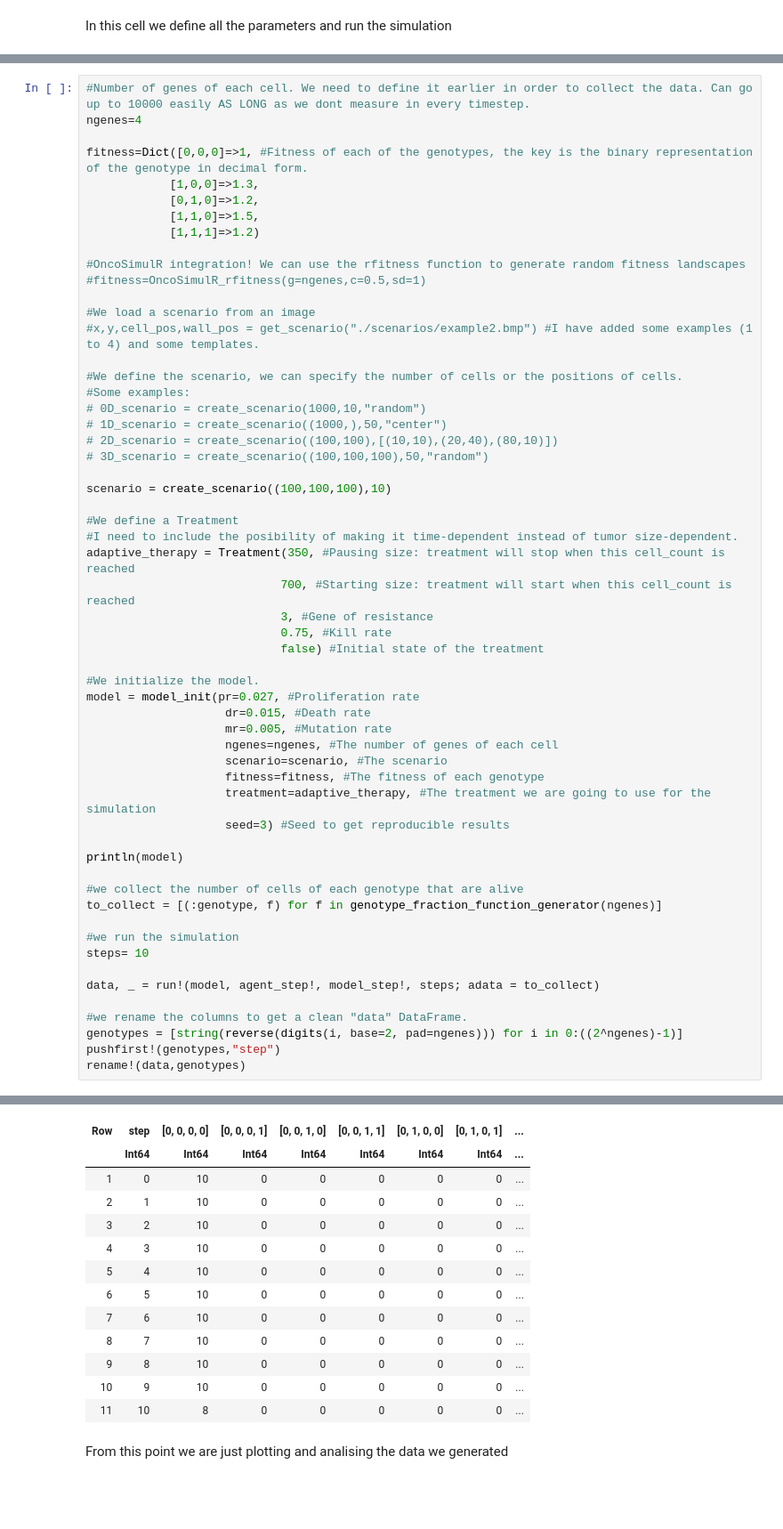
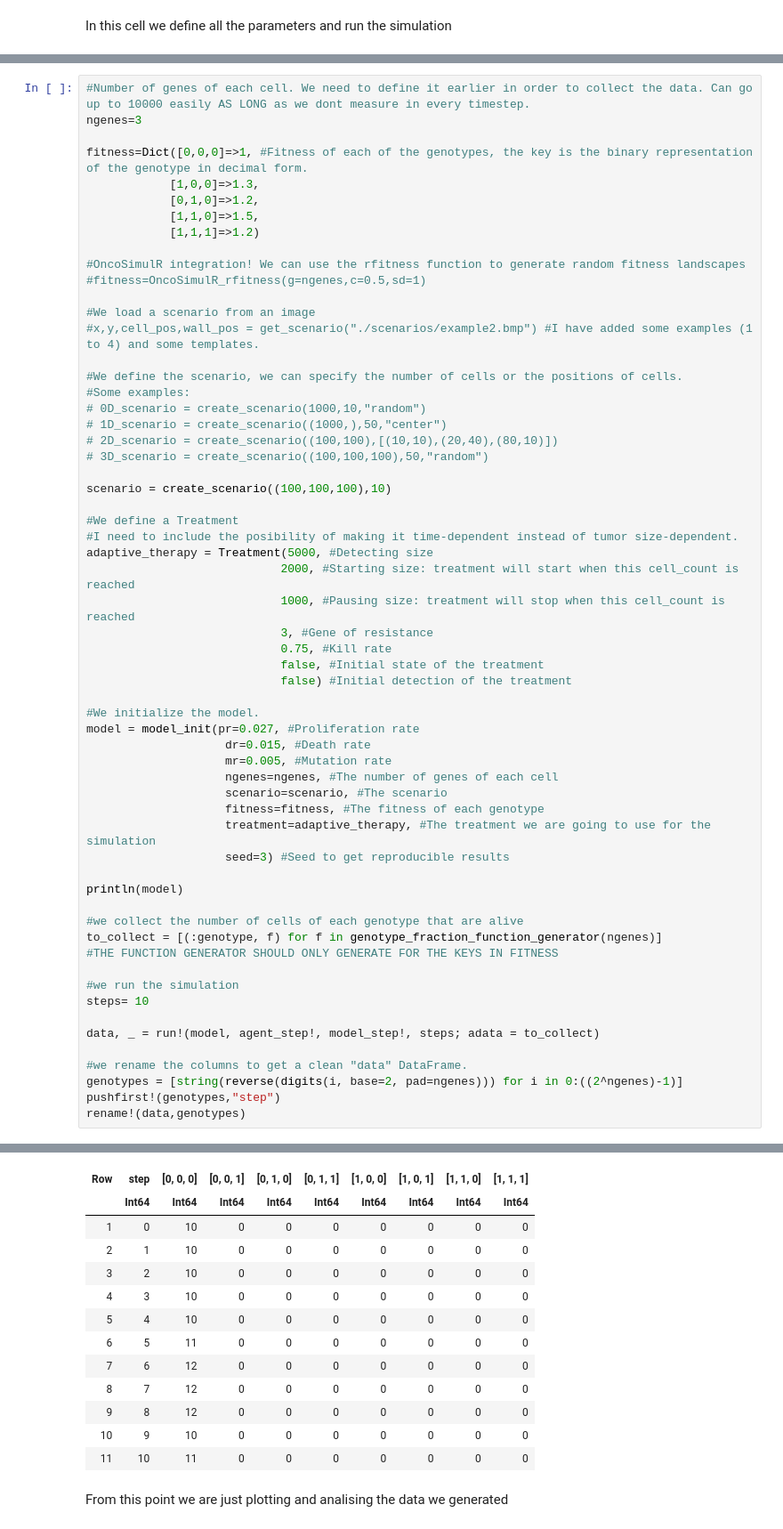
Before and after one commit to YM162/TumorSim, a Jupyter notebook: tumor-sim.ipynb, the cells around one changed output, grey strips where cells are left out. Shown at 89% size. Cells and saved outputs as stored; diff of their text form; blank space fills up the shorter version.

Commit message:
Added a detecting size to the treatment to allow more flexibility

```diff
--- a/tumor-sim.ipynb
+++ b/tumor-sim.ipynb
@@ -15,6 +11,6 @@ Scenario(10, 1, 1, [(6, 1, 1), (6, 1, 1), (6, 1, 1), (6, 1, 1), (6, 1, 1), (6, 1
 # %%
 #Number of genes of each cell. We need to define it earlier in order to collect the data. Can go up to 10000 easily AS LONG as we dont measure in every timestep.
-ngenes=4
+ngenes=3
 
 fitness=Dict([0,0,0]=>1, #Fitness of each of the genotypes, the key is the binary representation of the genotype in decimal form.
             [1,0,0]=>1.3,
@@ -39,11 +35,13 @@ scenario = create_scenario((100,100,100),10)
 
 #We define a Treatment
 #I need to include the posibility of making it time-dependent instead of tumor size-dependent.
-adaptive_therapy = Treatment(350, #Pausing size: treatment will stop when this cell_count is reached
-                            700, #Starting size: treatment will start when this cell_count is reached
+adaptive_therapy = Treatment(5000, #Detecting size
+                            2000, #Starting size: treatment will start when this cell_count is reached
+                            1000, #Pausing size: treatment will stop when this cell_count is reached
                             3, #Gene of resistance
                             0.75, #Kill rate
-                            false) #Initial state of the treatment
+                            false, #Initial state of the treatment
+                            false) #Initial detection of the treatment
 
 #We initialize the model.
 model = model_init(pr=0.027, #Proliferation rate
@@ -59,6 +57,7 @@ println(model)
 
 #we collect the number of cells of each genotype that are alive
 to_collect = [(:genotype, f) for f in genotype_fraction_function_generator(ngenes)]
+#THE FUNCTION GENERATOR SHOULD ONLY GENERATE FOR THE KEYS IN FITNESS
 
 #we run the simulation
 steps= 10
@@ -78,16 +77,16 @@ AgentBasedModel with 10 agents of type GridCell
-| Row | step | [0, 0, 0, 0] | [0, 0, 0, 1] | [0, 0, 1, 0] | [0, 0, 1, 1] | [0, 1, 0, 0] | [0, 1, 0, 1] | ... |
-|  | Int64 | Int64 | Int64 | Int64 | Int64 | Int64 | Int64 | ... |
-| 1 | 0 | 10 | 0 | 0 | 0 | 0 | 0 | ... |
-| 2 | 1 | 10 | 0 | 0 | 0 | 0 | 0 | ... |
-| 3 | 2 | 10 | 0 | 0 | 0 | 0 | 0 | ... |
-| 4 | 3 | 10 | 0 | 0 | 0 | 0 | 0 | ... |
-| 5 | 4 | 10 | 0 | 0 | 0 | 0 | 0 | ... |
-| 6 | 5 | 10 | 0 | 0 | 0 | 0 | 0 | ... |
-| 7 | 6 | 10 | 0 | 0 | 0 | 0 | 0 | ... |
-| 8 | 7 | 10 | 0 | 0 | 0 | 0 | 0 | ... |
-| 9 | 8 | 10 | 0 | 0 | 0 | 0 | 0 | ... |
-| 10 | 9 | 10 | 0 | 0 | 0 | 0 | 0 | ... |
-| 11 | 10 | 8 | 0 | 0 | 0 | 0 | 0 | ... |
+| Row | step | [0, 0, 0] | [0, 0, 1] | [0, 1, 0] | [0, 1, 1] | [1, 0, 0] | [1, 0, 1] | [1, 1, 0] | [1, 1, 1] |
+|  | Int64 | Int64 | Int64 | Int64 | Int64 | Int64 | Int64 | Int64 | Int64 |
+| 1 | 0 | 10 | 0 | 0 | 0 | 0 | 0 | 0 | 0 |
+| 2 | 1 | 10 | 0 | 0 | 0 | 0 | 0 | 0 | 0 |
+| 3 | 2 | 10 | 0 | 0 | 0 | 0 | 0 | 0 | 0 |
+| 4 | 3 | 10 | 0 | 0 | 0 | 0 | 0 | 0 | 0 |
+| 5 | 4 | 10 | 0 | 0 | 0 | 0 | 0 | 0 | 0 |
+| 6 | 5 | 11 | 0 | 0 | 0 | 0 | 0 | 0 | 0 |
+| 7 | 6 | 12 | 0 | 0 | 0 | 0 | 0 | 0 | 0 |
+| 8 | 7 | 12 | 0 | 0 | 0 | 0 | 0 | 0 | 0 |
+| 9 | 8 | 12 | 0 | 0 | 0 | 0 | 0 | 0 | 0 |
+| 10 | 9 | 10 | 0 | 0 | 0 | 0 | 0 | 0 | 0 |
+| 11 | 10 | 11 | 0 | 0 | 0 | 0 | 0 | 0 | 0 |
 # %% [markdown]
 From this point we are just plotting and analising the data we generated
 # %%
```
Also changed, not shown: parts of 3 cells of this notebook, 1 other file.
